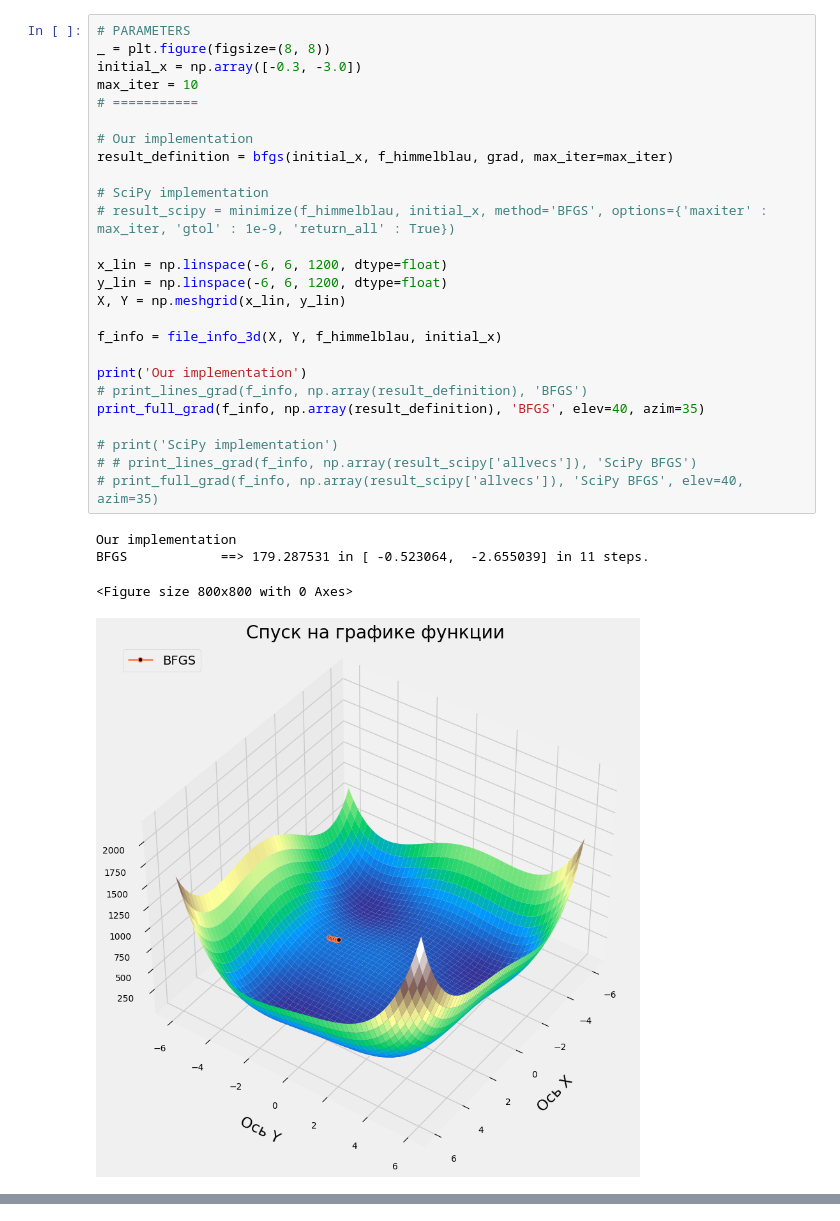
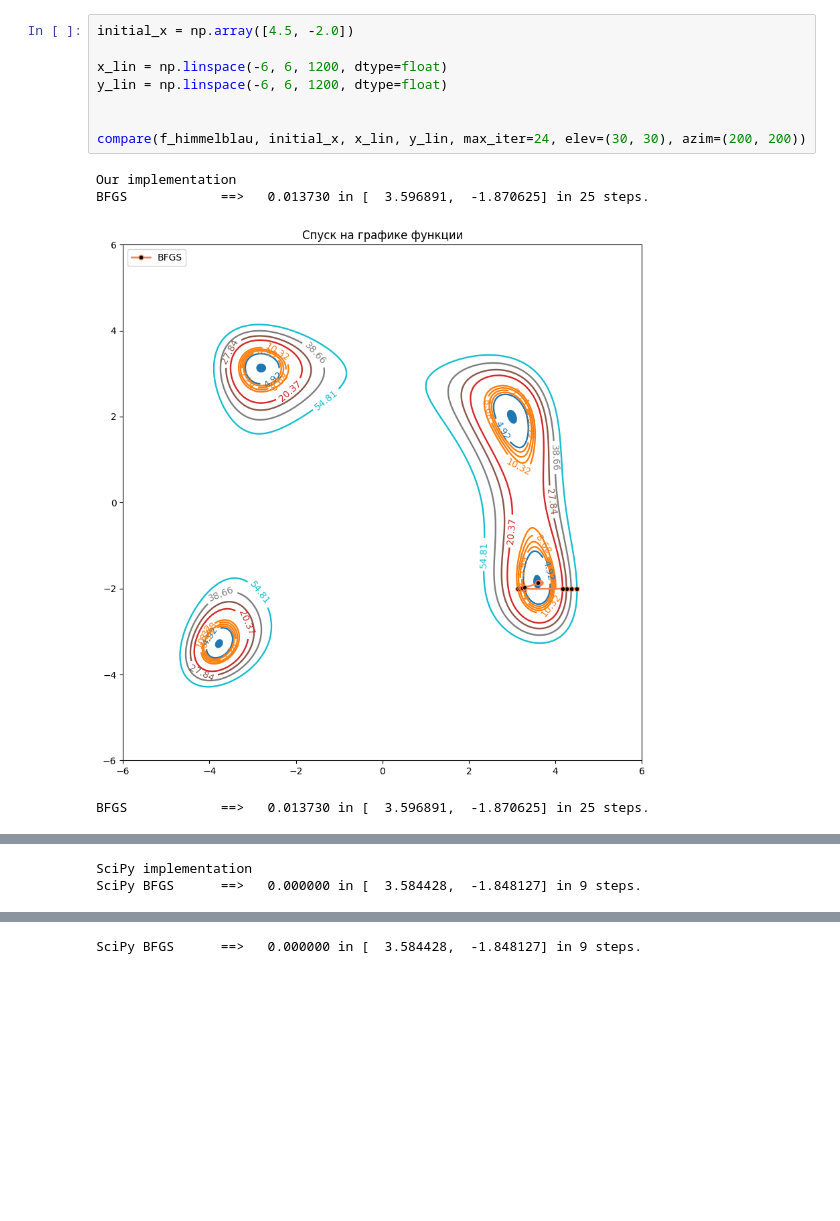
Before and after one commit to trio-at-optimization/optimization-lab4, a Jupyter notebook: Sources/T2/T2_a_BFGS.ipynb, the cells around one changed output, grey strips where cells are left out. Drawn from its saved outputs; the diff is of its cells as text; blank space fills up the shorter version.

```diff
--- a/Sources/T2/T2_a_BFGS.ipynb
+++ b/Sources/T2/T2_a_BFGS.ipynb
@@ -186,31 +196,13 @@ max_iter = 10
-# %%
-# PARAMETERS
-_ = plt.figure(figsize=(8, 8))
-initial_x = np.array([-0.3, -3.0])
-max_iter = 10
-# ===========
-
-# Our implementation
-result_definition = bfgs(initial_x, f_himmelblau, grad, max_iter=max_iter)
-
-# SciPy implementation
-# result_scipy = minimize(f_himmelblau, initial_x, method='BFGS', options={'maxiter' : max_iter, 'gtol' : 1e-9, 'return_all' : True})
-
-x_lin = np.linspace(-6, 6, 1200, dtype=float)
-y_lin = np.linspace(-6, 6, 1200, dtype=float)
-X, Y = np.meshgrid(x_lin, y_lin)
-
-f_info = file_info_3d(X, Y, f_himmelblau, initial_x)
-
-print('Our implementation')
-# print_lines_grad(f_info, np.array(result_definition), 'BFGS')
-print_full_grad(f_info, np.array(result_definition), 'BFGS', elev=40, azim=35)
-
-# print('SciPy implementation')
-# # print_lines_grad(f_info, np.array(result_scipy['allvecs']), 'SciPy BFGS')
-# print_full_grad(f_info, np.array(result_scipy['allvecs']), 'SciPy BFGS', elev=40, azim=35)
-# %% [output]
-Our implementation
-BFGS            ==> 179.287531 in [ -0.523064,  -2.655039] in 11 steps.
-<Figure size 800x800 with 0 Axes>
-[figure, removed]
+# %%
+initial_x = np.array([4.5, -2.0])
+
+x_lin = np.linspace(-6, 6, 1200, dtype=float)
+y_lin = np.linspace(-6, 6, 1200, dtype=float)
+
+
+compare(f_himmelblau, initial_x, x_lin, y_lin, max_iter=24, elev=(30, 30), azim=(200, 200))
+# %% [output]
+Our implementation
+BFGS            ==>   0.013730 in [  3.596891,  -1.870625] in 25 steps.
+[figure, added]
+BFGS            ==>   0.013730 in [  3.596891,  -1.870625] in 25 steps.
@@ -216,0 +210,2 @@ BFGS            ==> 179.287531 in [ -0.523064,  -2.655039] in 11 steps.
+SciPy implementation
+SciPy BFGS      ==>   0.000000 in [  3.584428,  -1.848127] in 9 steps.
@@ -216,0 +213 @@ BFGS            ==> 179.287531 in [ -0.523064,  -2.655039] in 11 steps.
+SciPy BFGS      ==>   0.000000 in [  3.584428,  -1.848127] in 9 steps.
```
Also changed, not shown: parts of 2 cells of this notebook.
